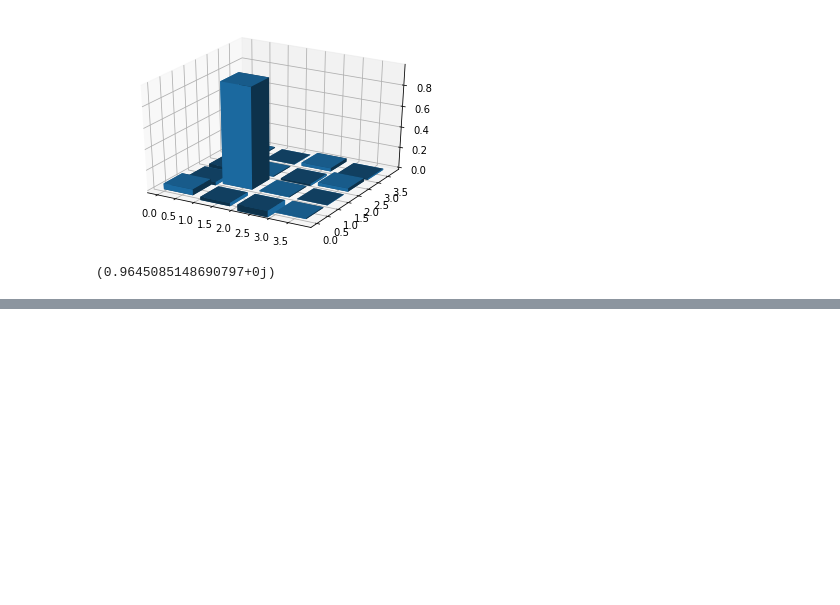
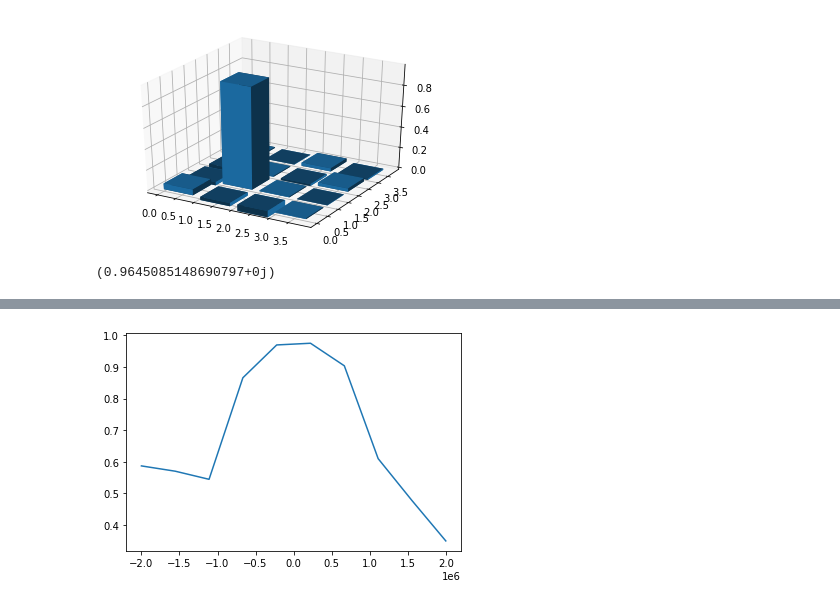
Before and after one commit to panbae59/smooth-optimal-control-2, a Jupyter notebook: tomography.ipynb, the cells around one changed output, grey strips where cells are left out. Drawn from its saved outputs; the diff is of its cells as text; code cells hidden in the pictures; blank space fills up the shorter version.

```diff
--- a/tomography.ipynb
+++ b/tomography.ipynb
@@ -78,0 +366,4 @@ tomography.gate_fidelity(pi_process_matrix.reshape(4, 4), ideal_process_matrix)
+# %%
+tomography.plot_detuning_fidelity('gate_tomography_result\gaussian_base_gaussian_X_gate.csv', 'gate_tomography_result\gaussian_base_gaussian_X_gate.png')
+# %% [output]
+[figure, added]
```
Also changed, not shown: parts of 5 cells of this notebook, 9 other files.
